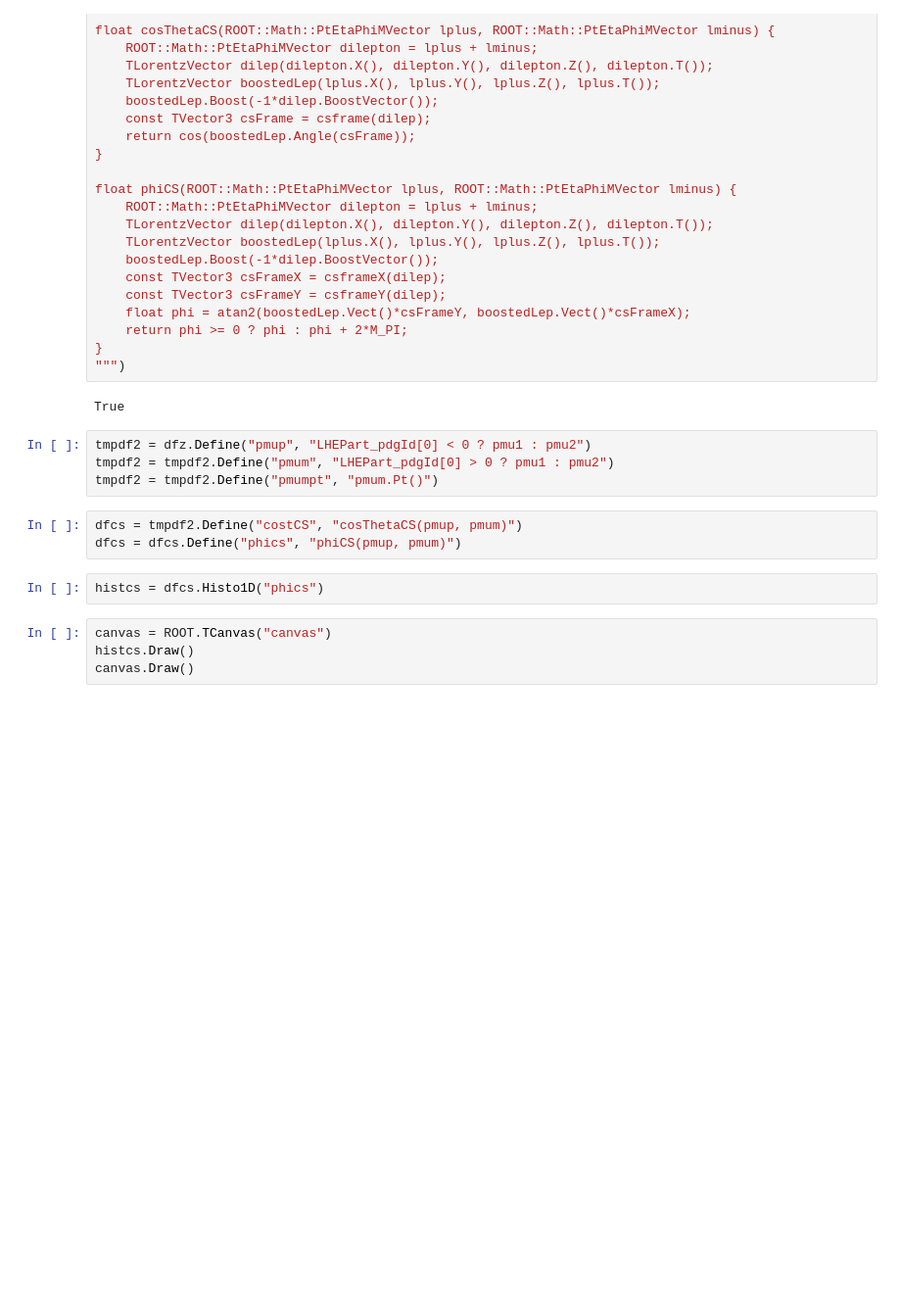
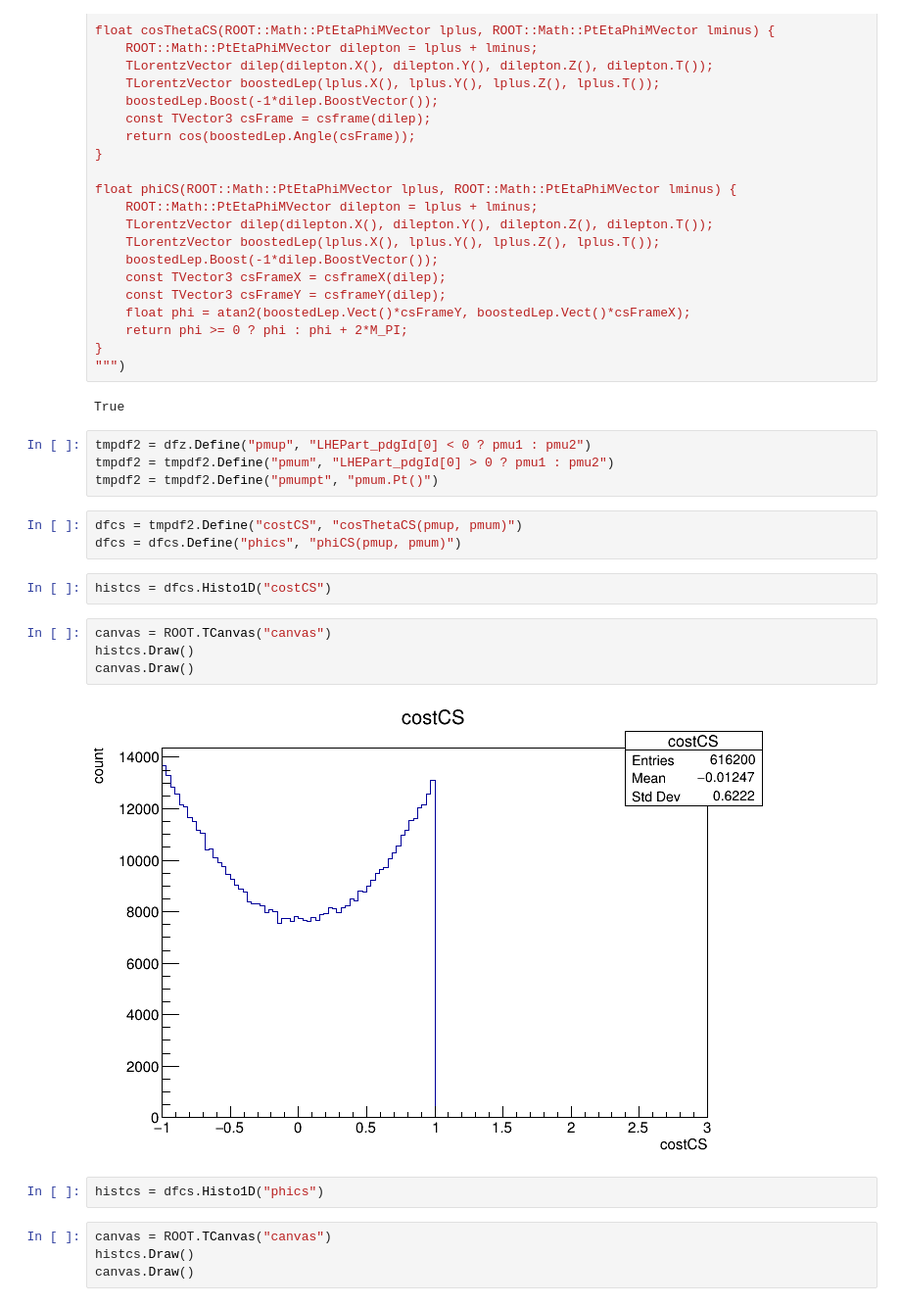
Before and after one commit to kdlong/MiNNLOValidation, a Jupyter notebook: angularCoefficients.ipynb, the cells around one changed output. Shown: that part at 98% size. Saved outputs shown, nothing was run; the diff lists cells and outputs as text; blank space fills up the shorter version.

Commit message:
Add phiCS and cosCS plots

```diff
--- a/angularCoefficients.ipynb
+++ b/angularCoefficients.ipynb
@@ -95,6 +95,14 @@ tmpdf2 = tmpdf2.Define("pmumpt", "pmum.Pt()")
 # %%
 dfcs = tmpdf2.Define("costCS", "cosThetaCS(pmup, pmum)")
 dfcs = dfcs.Define("phics", "phiCS(pmup, pmum)")
+# %%
+histcs = dfcs.Histo1D("costCS")
+# %%
+canvas = ROOT.TCanvas("canvas")
+histcs.Draw()
+canvas.Draw()
+# %% [output]
+[figure, added]
 # %%
 histcs = dfcs.Histo1D("phics")
 # %%
```
Also changed, not shown: parts of 1 cell of this notebook.
